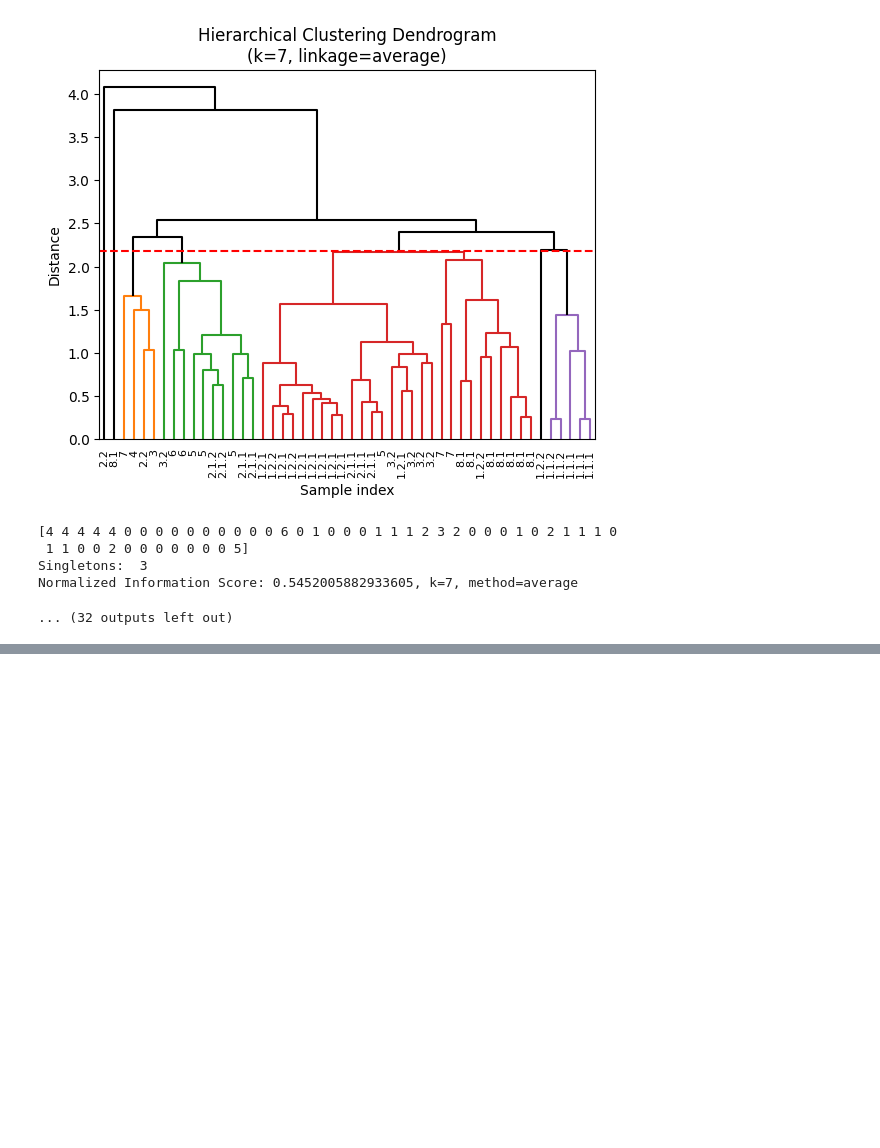
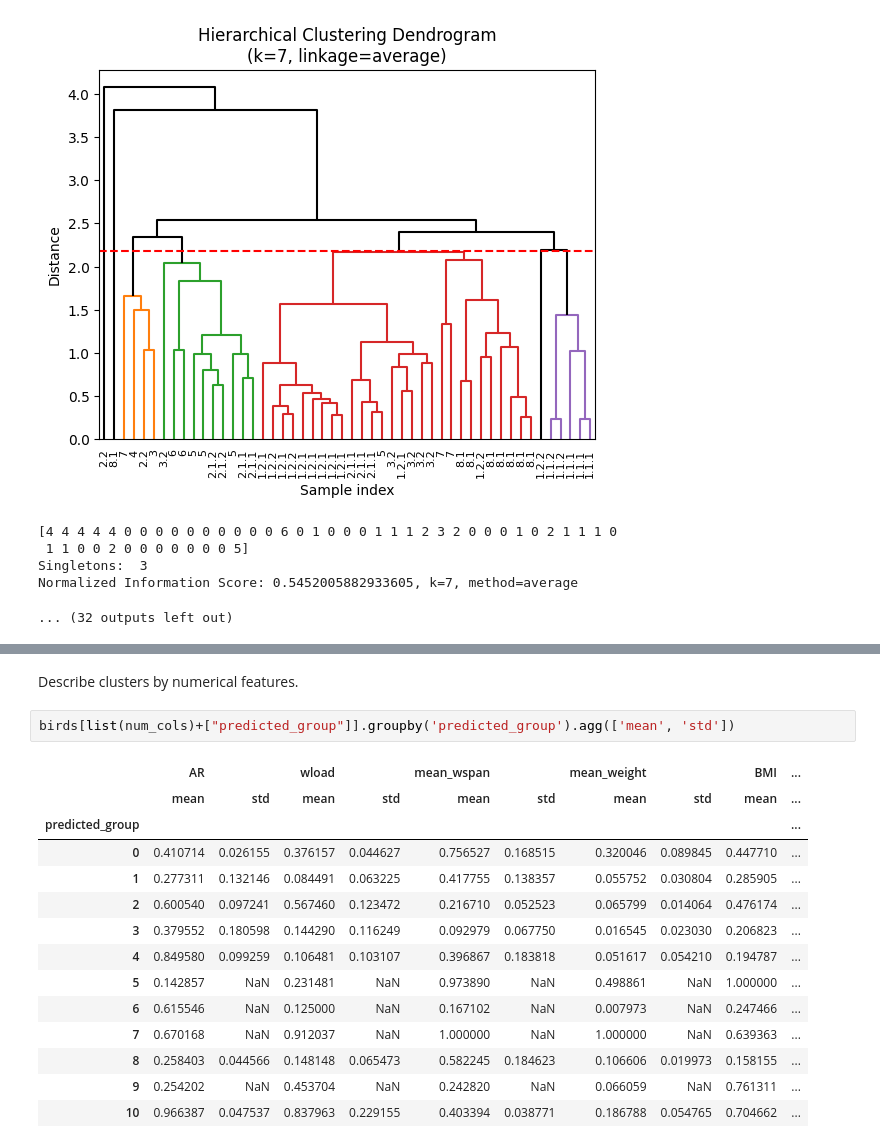
Before and after one commit to kbenedek/DataScience, a Jupyter notebook: HW2/hw_2_1.ipynb, the cells around one changed output, grey strips where cells are left out. Saved outputs shown, nothing was run; the diff lists cells and outputs as text; blank space fills up the shorter version.

```diff
--- a/HW2/hw_2_1.ipynb
+++ b/HW2/hw_2_1.ipynb
@@ -435,3 +437,22 @@ birds
 | sinisuohaukka | 0.275210 | 0.013889 | brown-white | A | 0.412533 | 0.039408 | 0.185650 | 0.642628 | accipitridae | 8.1 | ... |
 | haarahaukka | 0.554622 | 0.069444 | dark brown | A | 0.595300 | 0.066059 | 0.303771 | 0.958924 | accipitridae | 8.1 | ... |
 | merikotka | 0.142857 | 0.231481 | brown | A | 0.973890 | 0.498861 | 1.000000 | 0.776087 | accipitridae | 8.1 | ... |
+# %% [markdown]
+Describe clusters by numerical features.
+# %%
+birds[list(num_cols)+["predicted_group"]].groupby('predicted_group').agg(['mean', 'std'])
+# %% [output]
+|  | AR |  | wload |  | mean_wspan |  | mean_weight |  | BMI | ... |
+|  | mean | std | mean | std | mean | std | mean | std | mean | ... |
+| predicted_group |  |  |  |  |  |  |  |  |  | ... |
+| 0 | 0.410714 | 0.026155 | 0.376157 | 0.044627 | 0.756527 | 0.168515 | 0.320046 | 0.089845 | 0.447710 | ... |
+| 1 | 0.277311 | 0.132146 | 0.084491 | 0.063225 | 0.417755 | 0.138357 | 0.055752 | 0.030804 | 0.285905 | ... |
+| 2 | 0.600540 | 0.097241 | 0.567460 | 0.123472 | 0.216710 | 0.052523 | 0.065799 | 0.014064 | 0.476174 | ... |
+| 3 | 0.379552 | 0.180598 | 0.144290 | 0.116249 | 0.092979 | 0.067750 | 0.016545 | 0.023030 | 0.206823 | ... |
+| 4 | 0.849580 | 0.099259 | 0.106481 | 0.103107 | 0.396867 | 0.183818 | 0.051617 | 0.054210 | 0.194787 | ... |
+| 5 | 0.142857 | NaN | 0.231481 | NaN | 0.973890 | NaN | 0.498861 | NaN | 1.000000 | ... |
+| 6 | 0.615546 | NaN | 0.125000 | NaN | 0.167102 | NaN | 0.007973 | NaN | 0.247466 | ... |
+| 7 | 0.670168 | NaN | 0.912037 | NaN | 1.000000 | NaN | 1.000000 | NaN | 0.639363 | ... |
+| 8 | 0.258403 | 0.044566 | 0.148148 | 0.065473 | 0.582245 | 0.184623 | 0.106606 | 0.019973 | 0.158155 | ... |
+| 9 | 0.254202 | NaN | 0.453704 | NaN | 0.242820 | NaN | 0.066059 | NaN | 0.761311 | ... |
+| 10 | 0.966387 | 0.047537 | 0.837963 | 0.229155 | 0.403394 | 0.038771 | 0.186788 | 0.054765 | 0.704662 | ... |
```
Also changed, not shown: parts of 5 cells of this notebook.
